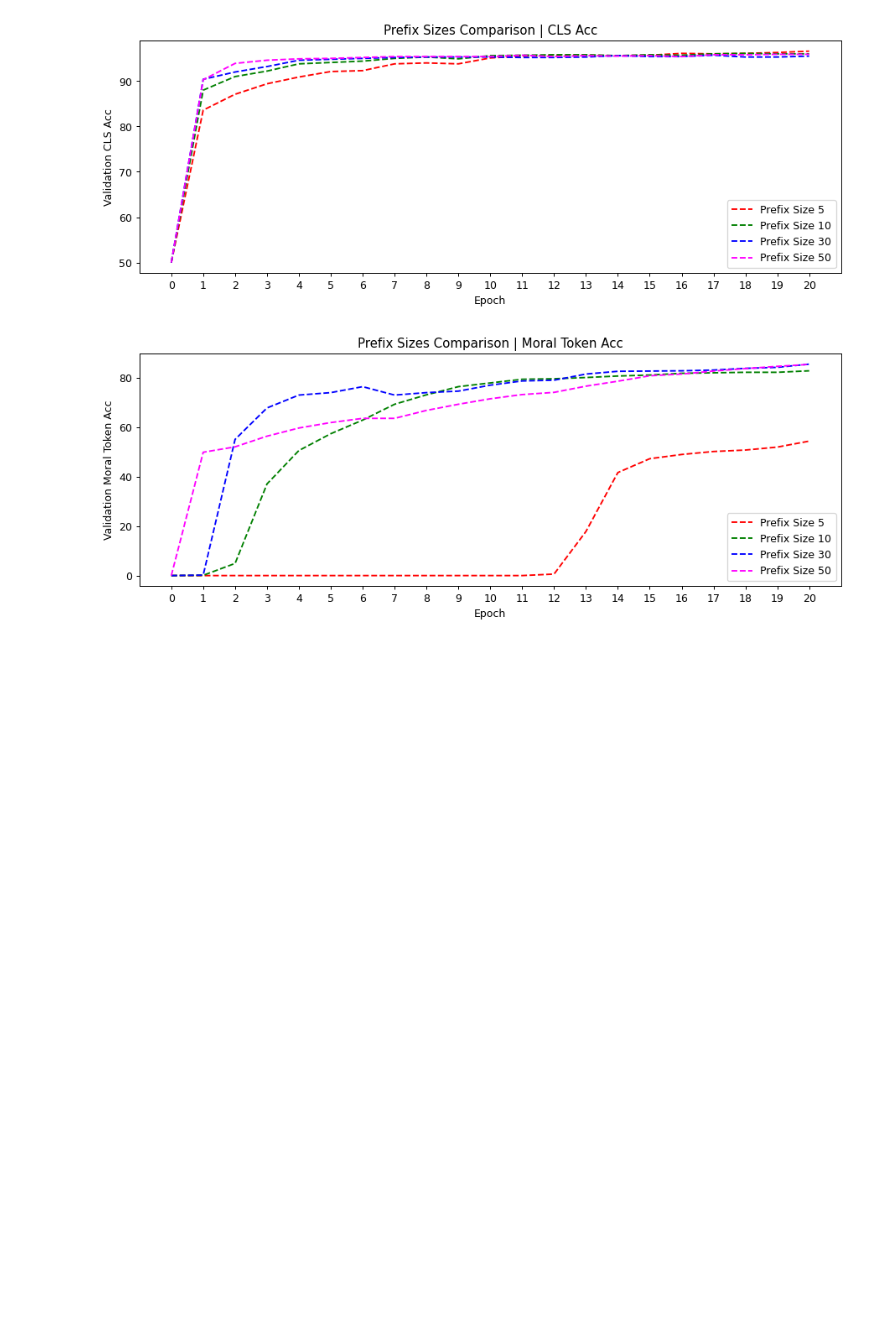
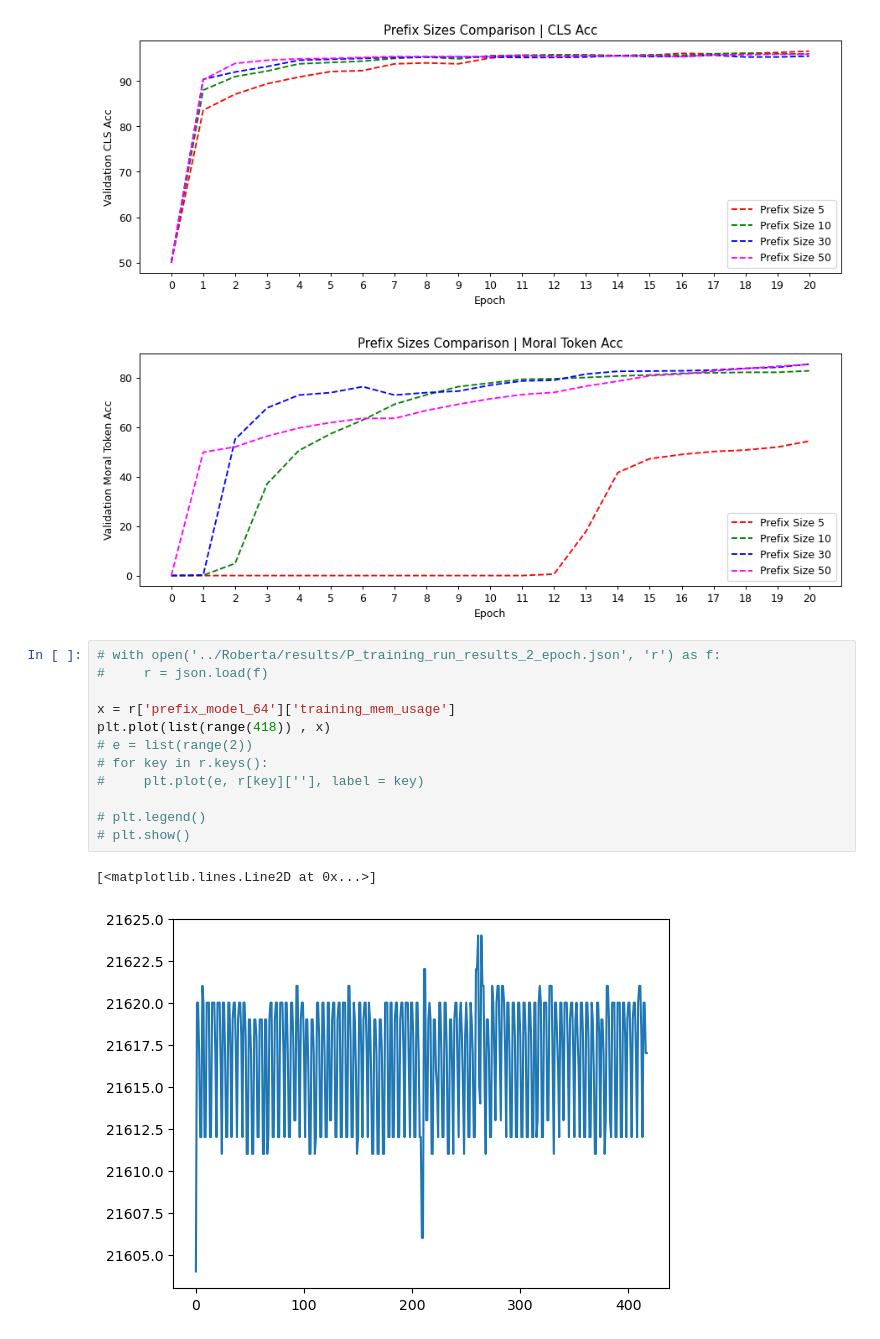
Before and after one commit to ZacheryFogg/ECS289G-Morality-Glasses, a Jupyter notebook: result_assets/plotting.ipynb, the cells around one changed output. Drawn from its saved outputs; the diff is of its cells as text; blank space fills up the shorter version.

```diff
--- a/result_assets/plotting.ipynb
+++ b/result_assets/plotting.ipynb
@@ -192,3 +192,18 @@ plt.show()
 [figure]
 [figure]
 [figure]
+# %%
+# with open('../Roberta/results/P_training_run_results_2_epoch.json', 'r') as f:
+#     r = json.load(f)
+
+x = r['prefix_model_64']['training_mem_usage']
+plt.plot(list(range(418)) , x)
+# e = list(range(2))
+# for key in r.keys():
+#     plt.plot(e, r[key][''], label = key)
+
+# plt.legend()
+# plt.show()
+# %% [output]
+[<matplotlib.lines.Line2D at 0x...>]
+[figure, added]
```
Also changed, not shown: parts of 2 cells of this notebook, 7 other files.
